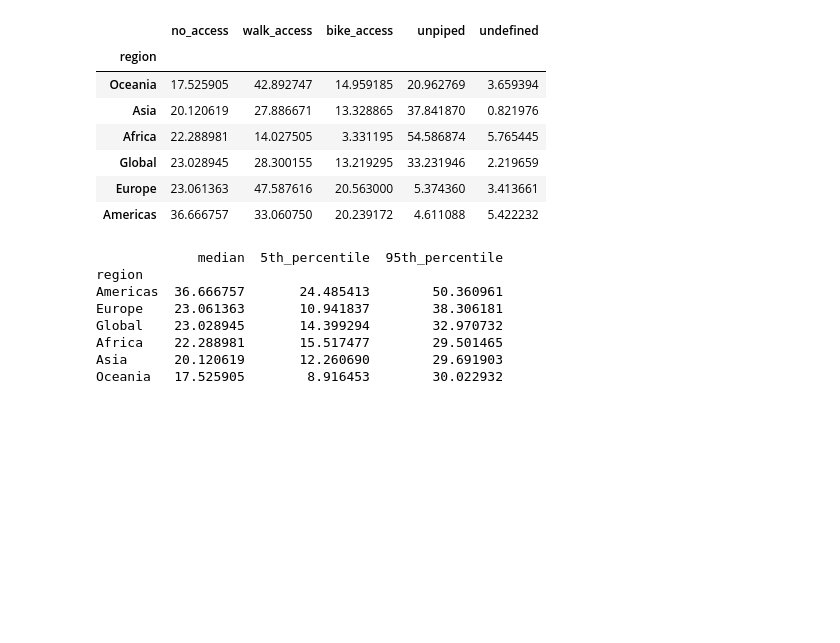
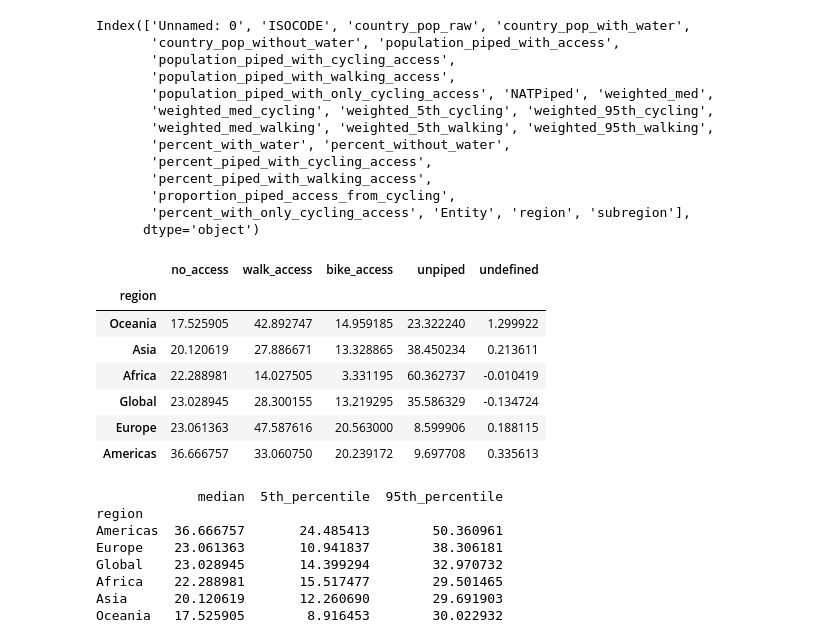
Before and after one commit to allfed/water-access, a Jupyter notebook: scripts/distribution_plots.ipynb, the cells around one changed output. Saved outputs shown, nothing was run; the diff lists cells and outputs as text; code cells hidden in the pictures; blank space fills up the shorter version.

```diff
--- a/scripts/distribution_plots.ipynb
+++ b/scripts/distribution_plots.ipynb
@@ -13,43 +13,62 @@ medians = pd.read_csv('../results/country_median_results.csv')
 medians.loc[medians['Entity'] == 'Global', 'region'] = 'Global'
 
 # calculate unpiped pop by region
-medians["NAT_unpiped"] = 100 - medians["NATPiped"]
-medians["population_unpiped"] = medians["country_pop_raw"] * medians["NAT_unpiped"] / 100
+# medians["NAT_unpiped"] = 100 - medians["NATPiped"]
+print(medians.columns)
+# medians["NAT_unpiped"] = 100 - medians["percent_without_water"] - medians["percent_piped_with_access"]
+# medians["population_piped"] = medians["population_piped_with_access"] + medians["country_pop_without_water"]
+# medians["population_unpiped"] = medians["country_pop_raw"] - medians["population_piped_with_access"] - medians["country_pop_without_water"]
+medians["population_unpiped"] = medians["country_pop_with_water"] - medians["population_piped_with_access"]
+
+# medians["population_unpiped"] = medians["country_pop_raw"] * medians["NAT_unpiped"] / 100
 
 # calculate global pop unpiped as sum of all rows except global
 medians.loc[medians['Entity'] == 'Global', 'population_unpiped'] = medians.loc[medians['Entity'] != 'Global', 'population_unpiped'].sum()
 
 # calculate region data
 medians_unpiped = medians.groupby('region').apply(lambda x: x['population_unpiped'].sum() / x['country_pop_raw'].sum() * 100)
 medians_no_access = medians.groupby('region').apply(lambda x: x['country_pop_without_water'].sum() / x['country_pop_raw'].sum() * 100)
 medians_walk_access = medians.groupby('region').apply(lambda x: x['population_piped_with_walking_access'].sum() / x['country_pop_raw'].sum() * 100)
 medians_bike_access = medians.groupby('region').apply(lambda x: x['population_piped_with_only_cycling_access'].sum() / x['country_pop_raw'].sum() * 100)
 medians_undefined = 100 - medians_no_access - medians_walk_access - medians_bike_access - medians_unpiped
 
 medians_regions = pd.DataFrame(
     {
         'region': medians_no_access.index,
         'no_access': medians_no_access.values,
         'walk_access': medians_walk_access.values,
         'bike_access': medians_bike_access.values,
         'unpiped': medians_unpiped.values,
         'undefined': medians_undefined.values,
     }
 )
 
 # set index to regions
 medians_regions.set_index('region', inplace=True)
 
 order = ['Oceania', 'Asia', 'Africa', 'Global', 'Europe', 'Americas']
 medians_regions = medians_regions.reindex(order)
 
 medians_regions
 # %% [output]
+Index(['Unnamed: 0', 'ISOCODE', 'country_pop_raw', 'country_pop_with_water',
+       'country_pop_without_water', 'population_piped_with_access',
+       'population_piped_with_cycling_access',
+       'population_piped_with_walking_access',
+       'population_piped_with_only_cycling_access', 'NATPiped', 'weighted_med',
+       'weighted_med_cycling', 'weighted_5th_cycling', 'weighted_95th_cycling',
+       'weighted_med_walking', 'weighted_5th_walking', 'weighted_95th_walking',
+       'percent_with_water', 'percent_without_water',
+       'percent_piped_with_cycling_access',
+       'percent_piped_with_walking_access',
+       'proportion_piped_access_from_cycling',
+       'percent_with_only_cycling_access', 'Entity', 'region', 'subregion'],
+      dtype='object')
 |  | no_access | walk_access | bike_access | unpiped | undefined |
 | region |  |  |  |  |  |
-| Oceania | 17.525905 | 42.892747 | 14.959185 | 20.962769 | 3.659394 |
-| Asia | 20.120619 | 27.886671 | 13.328865 | 37.841870 | 0.821976 |
-| Africa | 22.288981 | 14.027505 | 3.331195 | 54.586874 | 5.765445 |
-| Global | 23.028945 | 28.300155 | 13.219295 | 33.231946 | 2.219659 |
-| Europe | 23.061363 | 47.587616 | 20.563000 | 5.374360 | 3.413661 |
-| Americas | 36.666757 | 33.060750 | 20.239172 | 4.611088 | 5.422232 |
+| Oceania | 17.525905 | 42.892747 | 14.959185 | 23.322240 | 1.299922 |
+| Asia | 20.120619 | 27.886671 | 13.328865 | 38.450234 | 0.213611 |
+| Africa | 22.288981 | 14.027505 | 3.331195 | 60.362737 | -0.010419 |
+| Global | 23.028945 | 28.300155 | 13.219295 | 35.586329 | -0.134724 |
+| Europe | 23.061363 | 47.587616 | 20.563000 | 8.599906 | 0.188115 |
+| Americas | 36.666757 | 33.060750 | 20.239172 | 9.697708 | 0.335613 |
```
Also changed, not shown: parts of 3 cells of this notebook, 32 other files.
